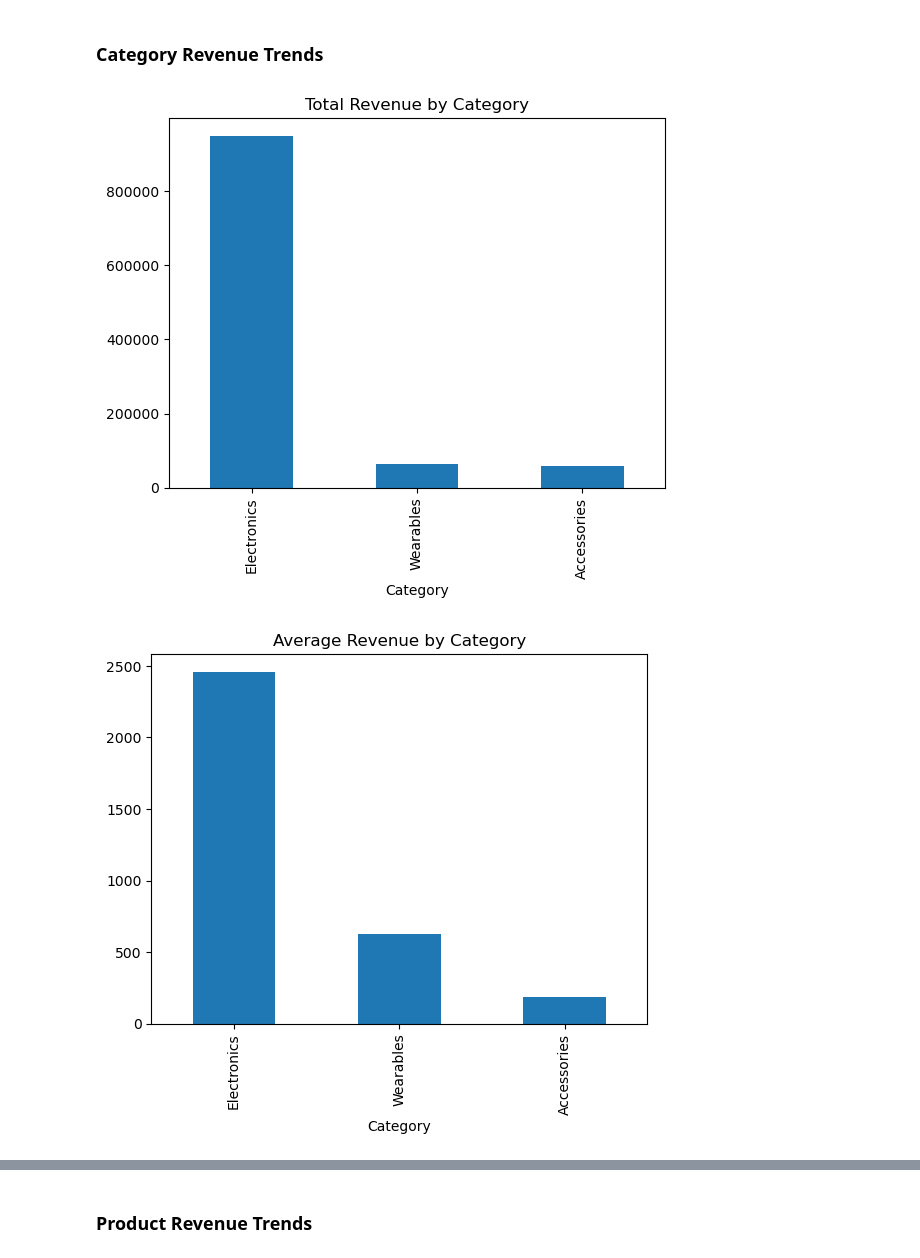
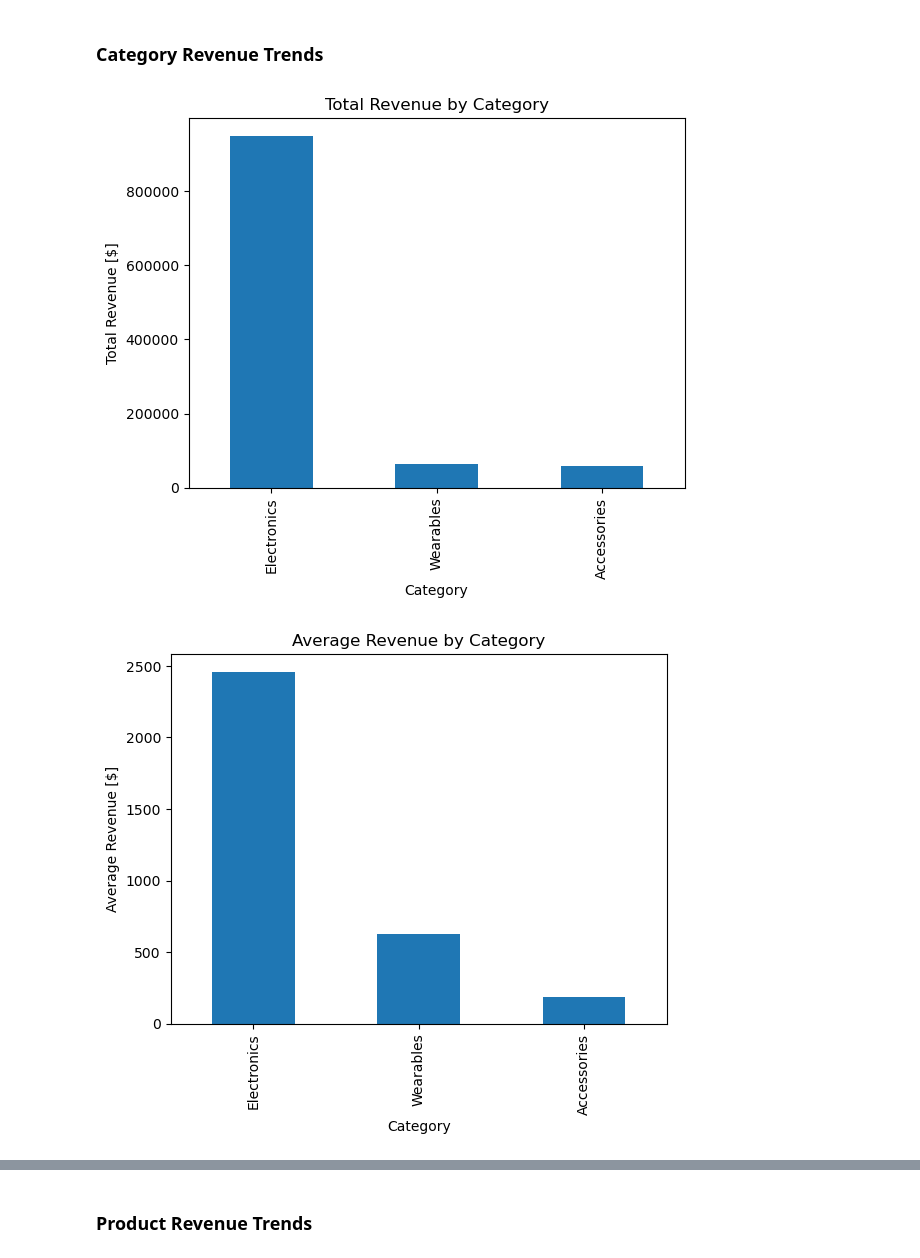
Before and after one commit to Mohammed-Hanan-Othman/ecommerce-sales-analysis, a Jupyter notebook: notebooks/3.product_performance.ipynb, the cells around one changed output, grey strips where cells are left out. Cells and saved outputs as stored; diff of their text form; code cells hidden in the pictures.

Commit message:
Refactored notebook base structure and added visualizations for analysis on product Category Trends

```diff
--- a/notebooks/3.product_performance.ipynb
+++ b/notebooks/3.product_performance.ipynb
@@ -49,13 +49,15 @@ The different aspects of Product and Category Performance would be analyzed mont
 #  Total Revenue
 df_copy.groupby("Category")["Total Price Calc"].sum().sort_values(ascending=False).plot(kind="bar")
 plt.title("Total Revenue by Category")
+plt.ylabel("Total Revenue [$]")
 plt.show();
 # %% [output]
-[figure, old version]
+[figure, new version]
 # %%
 # Average revenue by Category
 df_copy.groupby("Category")["Total Price Calc"].mean().sort_values(ascending=False).plot(kind="bar")
 plt.title("Average Revenue by Category")
+plt.ylabel("Average Revenue [$]")
 plt.show();
 # %% [output]
-[figure, old version]
+[figure, new version]
```
Also changed, not shown: parts of 6 cells of this notebook.
